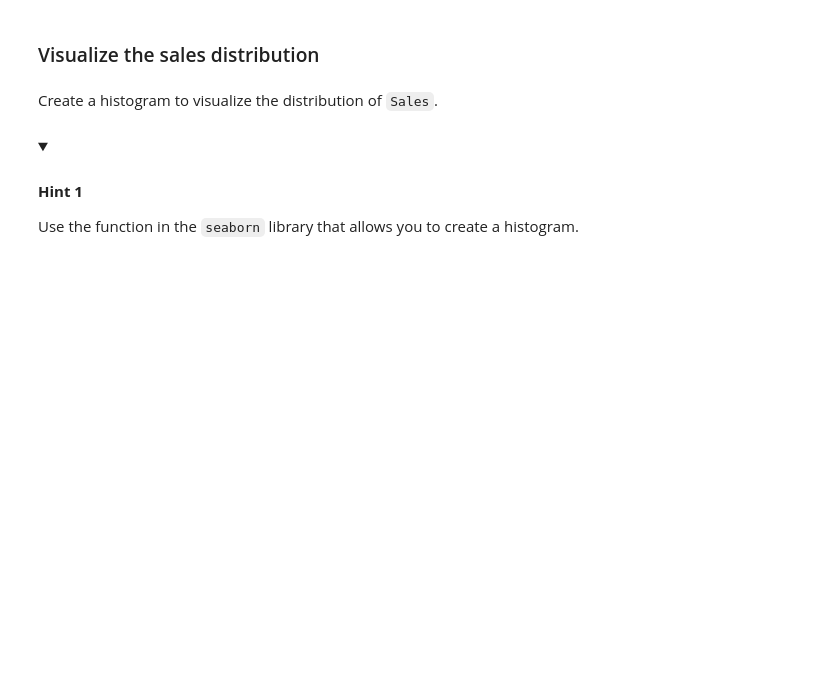
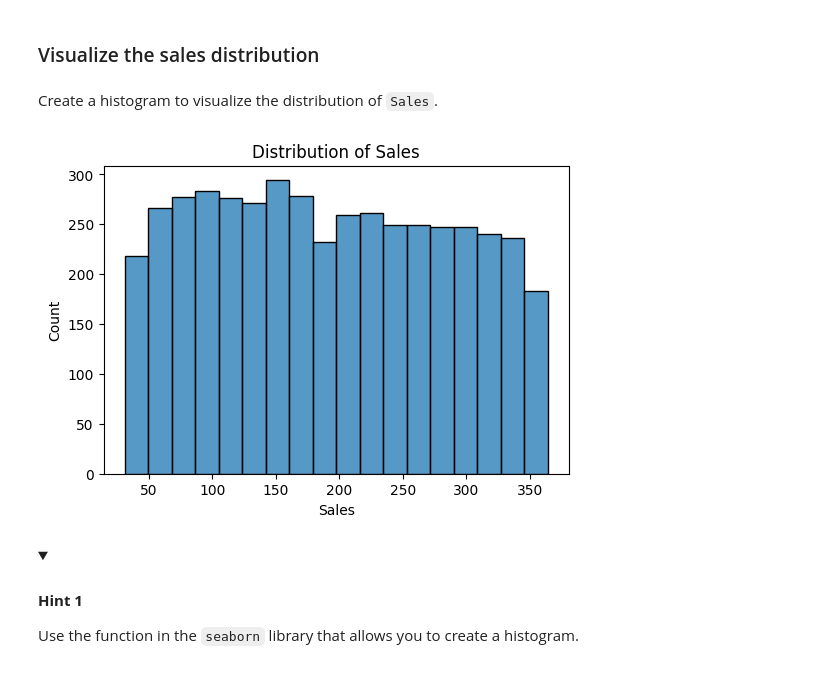
Before and after one commit to Cyberoctane29/Python-For-Data-Analysis, a Jupyter notebook: Course-5/Module_2/4_activity_evaluate_simple_linear_regression.ipynb, the cells around one changed output. Saved outputs shown, nothing was run; the diff lists cells and outputs as text; code cells hidden in the pictures; folded sections open; blank space fills up the shorter version.

```diff
--- a/Course-5/Module_2/4_activity_evaluate_simple_linear_regression.ipynb
+++ b/Course-5/Module_2/4_activity_evaluate_simple_linear_regression.ipynb
@@ -191,7 +191,7 @@ Remove all rows in the data from which `Sales` is missing.
 # %%
 # Subset the data to include rows where Sales is present.
 
-### YOUR CODE HERE ###
+data = data.dropna(subset = ['Sales'], axis = 0)
 # %% [markdown]
 <details>
 <summary><h4><strong>Hint 1</strong></h4></summary>
@@ -220,9 +220,12 @@ Create a histogram to visualize the distribution of `Sales`.
 # %%
 # Create a histogram of the Sales.
 
-### YOUR CODE HERE ###
-
+plt.figure(figsize=(6, 4))
+fig=sns.histplot(data=data['Sales'])
 # Add a title
+fig.set_title('Distribution of Sales');
+# %% [output]
+[figure, added]
 # %% [markdown]
 <details>
 <summary><h4><strong>Hint 1</strong></h4></summary>
```
Also changed, not shown: parts of 6 cells of this notebook.
